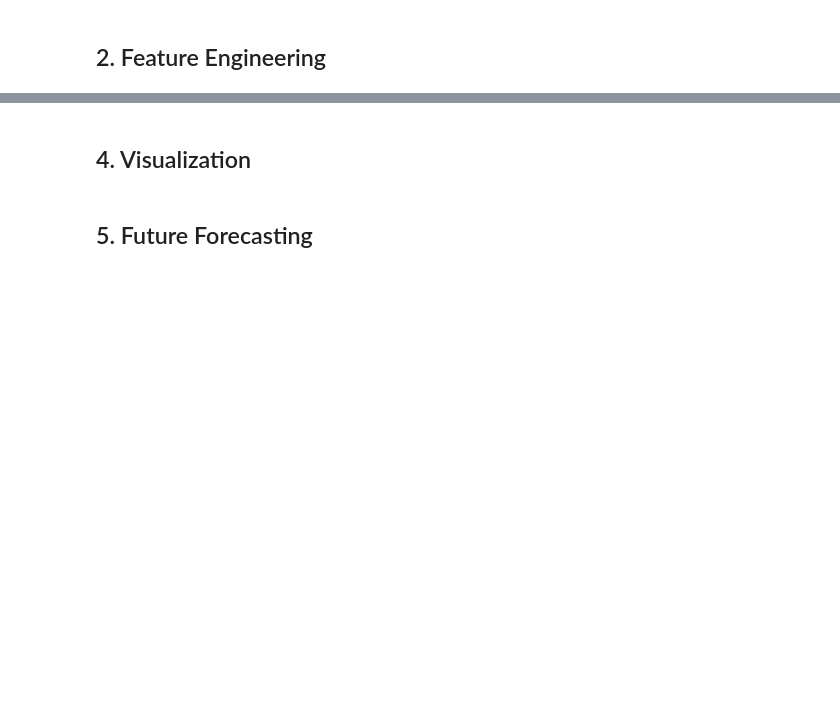
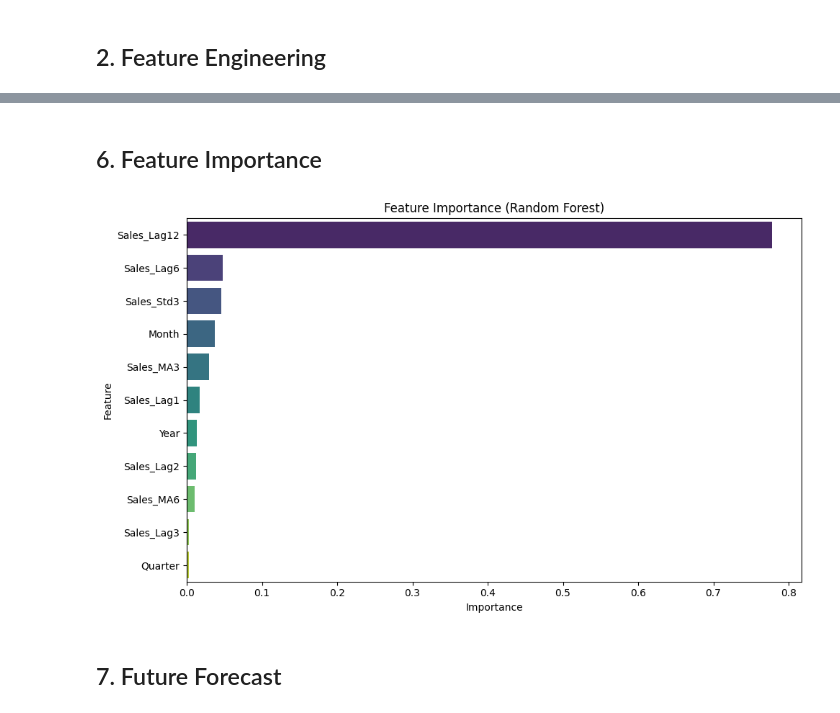
Before and after one commit to benitorhuang-svg/PBI_MCP_DEMO, a Jupyter notebook: ml/notebooks/02_forecasting.ipynb, the cells around one changed output, grey strips where cells are left out. Cells and saved outputs as stored; diff of their text form; code cells hidden in the pictures; blank space fills up the shorter version.

```diff
--- a/ml/notebooks/02_forecasting.ipynb
+++ b/ml/notebooks/02_forecasting.ipynb
@@ -79,8 +102,10 @@ print(f"Training samples: {len(X)}")
 # %%
-# Train/test split (last 6 months for testing)
-train_size = len(X) - 6
-X_train, X_test = X[:train_size], X[train_size:]
-y_train, y_test = y[:train_size], y[train_size:]
+# Time-based split (use last 6 months as test)
+test_size = 6
+X_train = X.iloc[:-test_size]
+X_test = X.iloc[-test_size:]
+y_train = y.iloc[:-test_size]
+y_test = y.iloc[-test_size:]
 
-print(f"Training: {len(X_train)} samples")
-print(f"Testing: {len(X_test)} samples")
+print(f"Train set: {len(X_train)} months")
+print(f"Test set: {len(X_test)} months")
@@ -117,0 +117,15 @@ gb_metrics = evaluate_model(y_test.values, gb_pred, "Gradient Boosting")
+# %%
+# Random Forest
+rf_model = RandomForestRegressor(
+    n_estimators=100,
+    max_depth=10,
+    min_samples_split=5,
+    random_state=42
+)
+rf_model.fit(X_train, y_train)
+rf_pred = rf_model.predict(X_test)
+
+print("Random Forest Results:")
+print(f"  MAE: ${mean_absolute_error(y_test, rf_pred):,.2f}")
+print(f"  RMSE: ${np.sqrt(mean_squared_error(y_test, rf_pred)):,.2f}")
+print(f"  R²: {r2_score(y_test, rf_pred):.3f}")
@@ -118,11 +199,16 @@ gb_metrics = evaluate_model(y_test.values, gb_pred, "Gradient Boosting")
+# %% [markdown]
+## 6. Feature Importance
 # %%
-# Feature importance
-importance = pd.DataFrame({
-    'Feature': features,
+# Feature importance from RF
+importance_df = pd.DataFrame({
+    'Feature': feature_cols,
     'Importance': rf_model.feature_importances_
 }).sort_values('Importance', ascending=False)
 
-print("\nFeature Importance (Random Forest):")
-print(importance.to_string(index=False))
+fig, ax = plt.subplots(figsize=(10, 6))
+sns.barplot(data=importance_df, x='Importance', y='Feature', ax=ax, palette='viridis')
+ax.set_title('Feature Importance (Random Forest)')
+plt.tight_layout()
+plt.show()
+# %% [output]
+[figure, added]
-# %% [markdown]
-## 4. Visualization
@@ -145,2 +215,2 @@ plt.show()
 # %% [markdown]
-## 5. Future Forecasting
+## 7. Future Forecast
```
Also changed, not shown: parts of 26 cells of this notebook, 2 other files.
